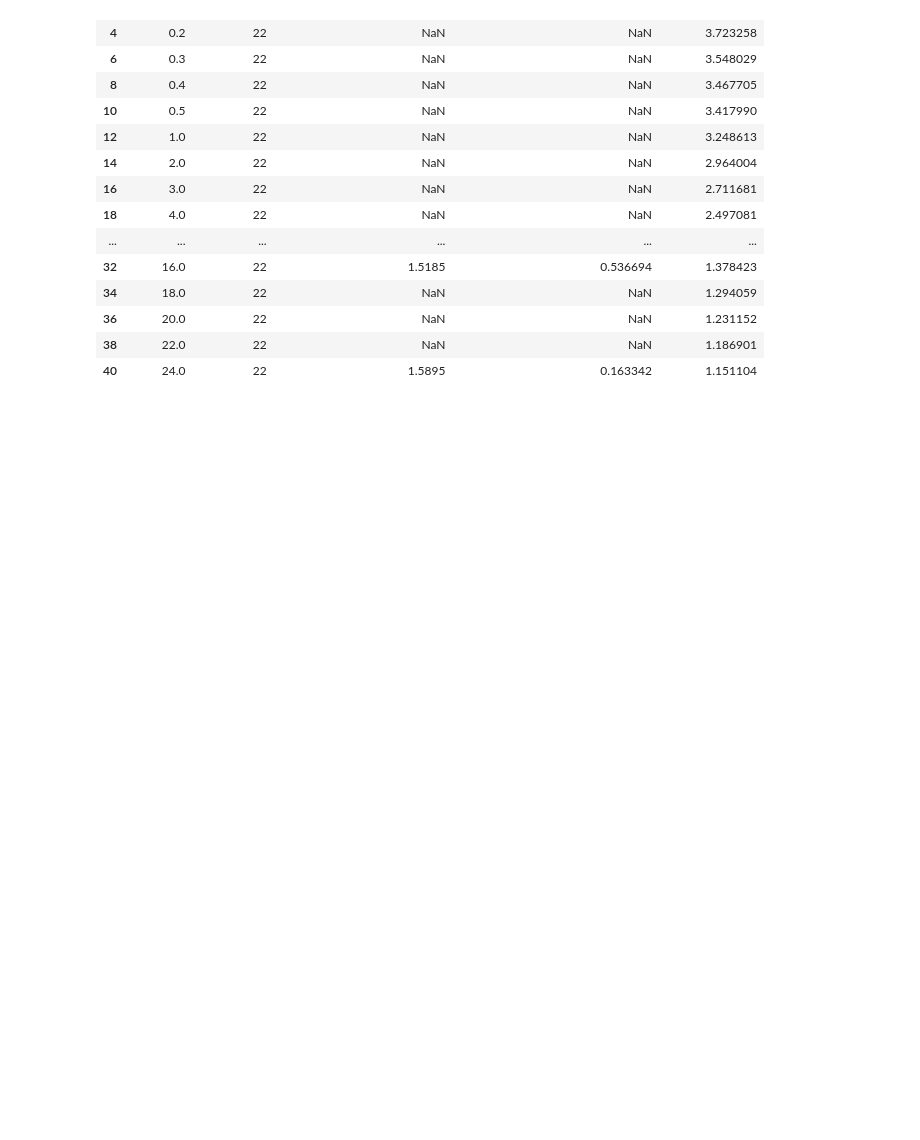
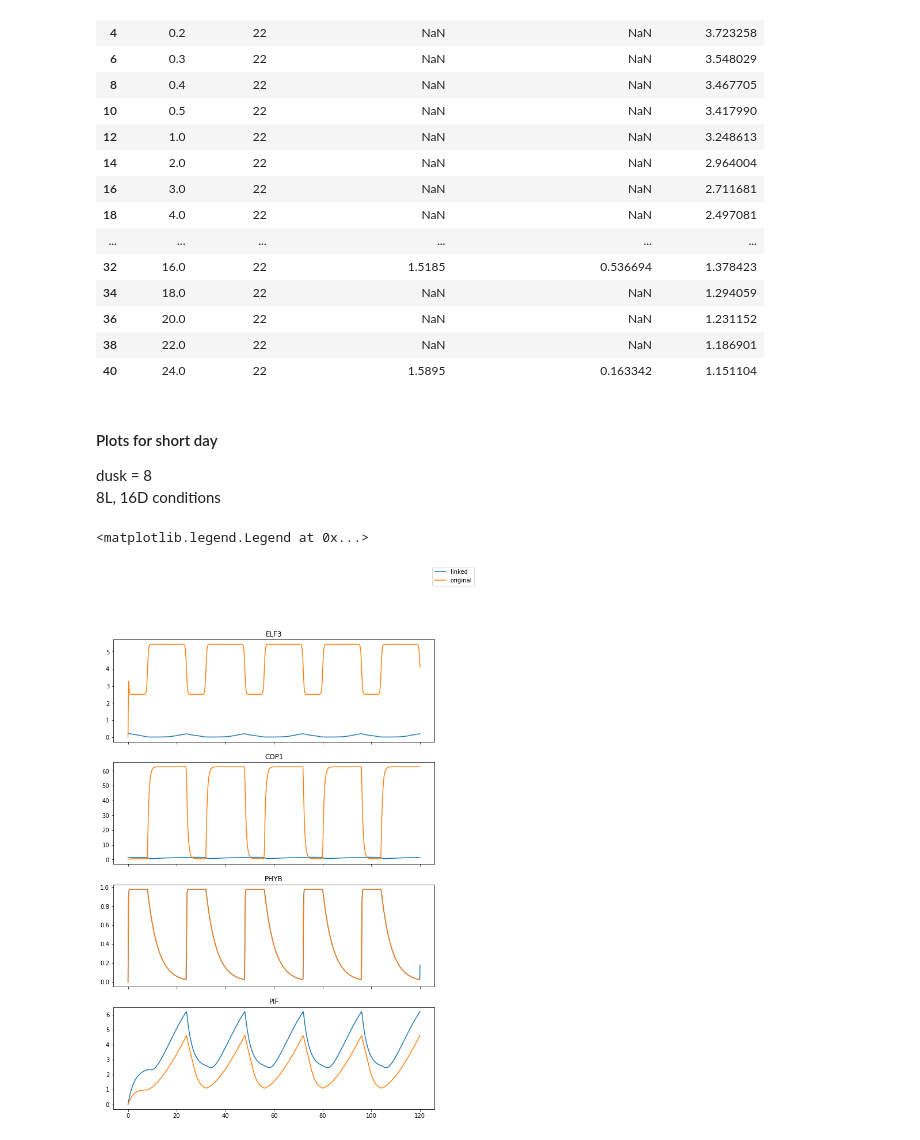
Before and after one commit to cbantock/arabidopsis_clock_linked_growth_model, a Jupyter notebook: CB_hypocotyl_growth_model.ipynb, the cells around one changed output. Cells and saved outputs as stored; diff of their text form; code cells hidden in the pictures; blank space fills up the shorter version.

```diff
--- a/CB_hypocotyl_growth_model.ipynb
+++ b/CB_hypocotyl_growth_model.ipynb
@@ -959,4 +920,43 @@ DFdata_22
 | 36 | 20.0 | 22 | NaN | NaN | 1.231152 |
 | 38 | 22.0 | 22 | NaN | NaN | 1.186901 |
 | 40 | 24.0 | 22 | 1.5895 | 0.163342 | 1.151104 |
+# %% [markdown]
+#### Plots for short day
+
+dusk = 8
+<br>
+8L, 16D conditions
+# %%
+linked_growth_8 = Y8[['time_steps', 'PHYB', 'ELF3', 'PIF', 'COP1', 'growth']]
+# %%
+fig, ax = plt.subplots(4, sharex=True, figsize=(10,15))
+
+# ELF3
+ax[0].plot(linked_growth_8['time_steps'], linked_growth_8['ELF3'], label = 'joint')
+ax[0].plot(hypo_results_short_day_df['Time'], hypo_results_short_day_df['ELF322'], label = 'original')
+#ax[0].legend(loc='best')
+ax[0].set_title('ELF3')
+
+# COP1
+ax[1].plot(linked_growth_8['time_steps'], linked_growth_8['COP1'], label = 'joint' )
+ax[1].plot(hypo_results_short_day_df['Time'], hypo_results_short_day_df['COP122'], label = 'original')
+#ax[1].legend(loc='best')
+ax[1].set_title('COP1')
+
+# PHYB
+ax[2].plot(linked_growth_8['time_steps'], linked_growth_8['PHYB'], label = 'joint' )
+ax[2].plot(hypo_results_short_day_df['Time'], hypo_results_short_day_df['phyb22'], label = 'original')
+#ax[2].legend(loc='best')
+ax[2].set_title('PHYB')
+
+# PIF
+ax[3].plot(linked_growth_8['time_steps'], linked_growth_8['PIF'], label = 'joint' )
+ax[3].plot(hypo_results_short_day_df['Time'], hypo_results_short_day_df['PIF422'], label = 'original')
+#ax[3].legend(loc='best')
+ax[3].set_title('PIF')
+
+fig.legend(labels = ['linked', 'original'])
+# %% [output]
+<matplotlib.legend.Legend at 0x...>
+[figure, added]
 # %% [markdown]
```
Also changed, not shown: parts of 60 cells of this notebook, 1 other file.
